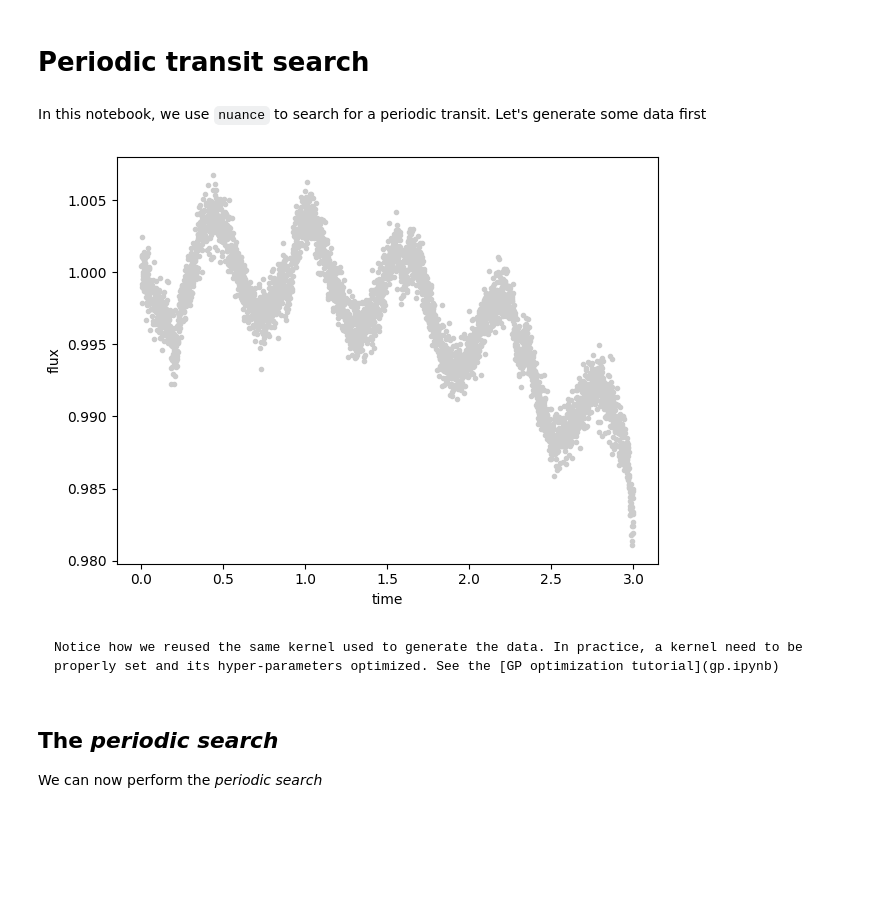
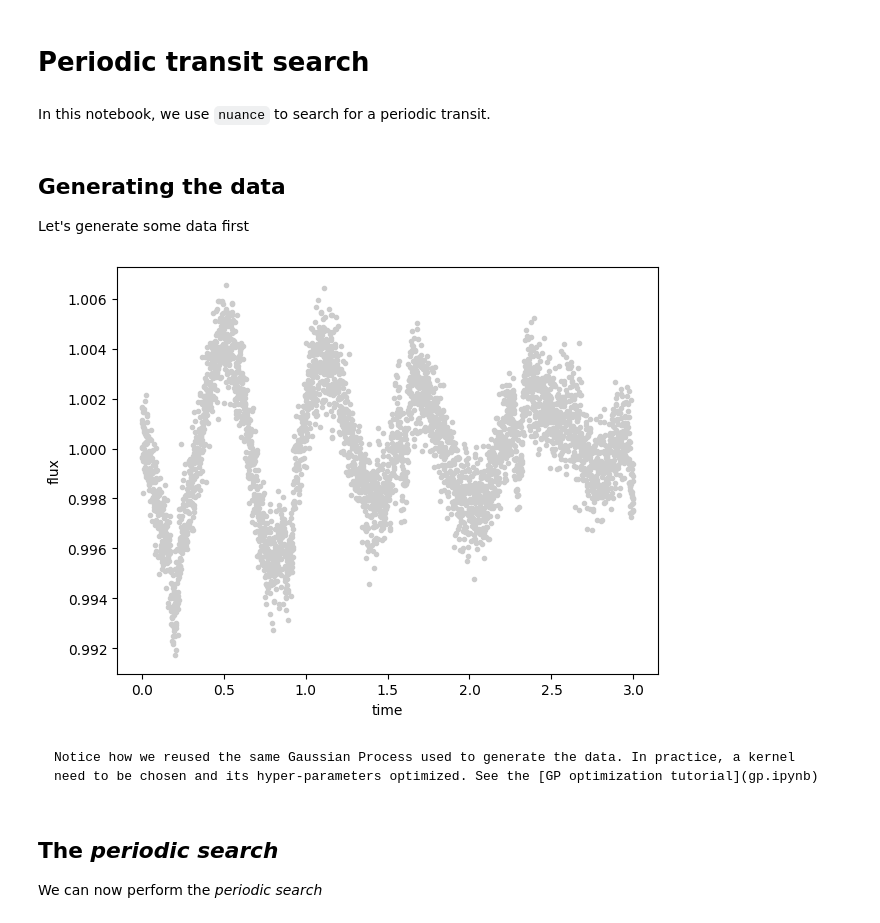
Before and after one commit to lgrcia/nuance, a Jupyter notebook: docs/notebooks/periodic.ipynb, the cells around one changed output. Drawn from its saved outputs; the diff is of its cells as text; code cells hidden in the pictures; blank space fills up the shorter version.

````diff
--- a/docs/notebooks/periodic.ipynb
+++ b/docs/notebooks/periodic.ipynb
@@ -1,25 +1,36 @@
 # %% [markdown]
 # Periodic transit search
 # %% [markdown]
-In this notebook, we use `nuance` to search for a periodic transit. Let's generate some data first
+In this notebook, we use `nuance` to search for a periodic transit.
 # %%
 # in order to run on all CPUs
 import os
 import jax
 
+jax.config.update("jax_enable_x64", True)
 os.environ["XLA_FLAGS"] = f"--xla_force_host_platform_device_count={os.cpu_count()}"
+# %% [markdown]
+## Generating the data
+
+Let's generate some data first
 # %%
-from nuance import Nuance, utils
+import numpy as np
+from nuance import core
 import matplotlib.pyplot as plt
-import numpy as np
+from tinygp import kernels, GaussianProcess
 
-t = np.linspace(0, 3.0, 4000)
-true = {"t0": 0.2, "D": 0.05, "P": 0.7, "depth": 2e-3}
-(time, flux, error), X, gp = utils.simulated(time=t, **true)
+depth = 2.3e-3
+error = 1e-3
+time = np.linspace(0, 3.0, 4000)
+transit_prams = {"epoch": 0.2, "duration": 0.05, "period": 0.7}
+transit_model = depth * core.transit(time, **transit_prams)
+kernel = kernels.quasisep.SHO(10.0, 10.0, 0.002)
+gp = GaussianProcess(kernel, time, diag=error**2)
+flux = transit_model + gp.sample(jax.random.PRNGKey(0)) + 1.0
+
+
+ax = plt.subplot(111, xlabel="time", ylabel="flux")
 plt.plot(time, flux, ".", c="0.8")
-plt.ylabel("flux")
-plt.xlabel("time")
-
 plt.tight_layout()
 # %% [output]
-[figure, old version]
+[figure, new version]
@@ -34,6 +44,6 @@ nu.linear_search(t0s, Ds)
 # %% [markdown]
 ```{note}
-Notice how we reused the same kernel used to generate the data. In practice, a kernel need to be properly set and its hyper-parameters optimized. See the [GP optimization tutorial](gp.ipynb)
+Notice how we reused the same Gaussian Process used to generate the data. In practice, a kernel need to be chosen and its hyper-parameters optimized. See the [GP optimization tutorial](gp.ipynb)
 ```
 # %% [markdown]
 ## The *periodic search*
````
Also changed, not shown: parts of 5 cells of this notebook, 10 other files.
